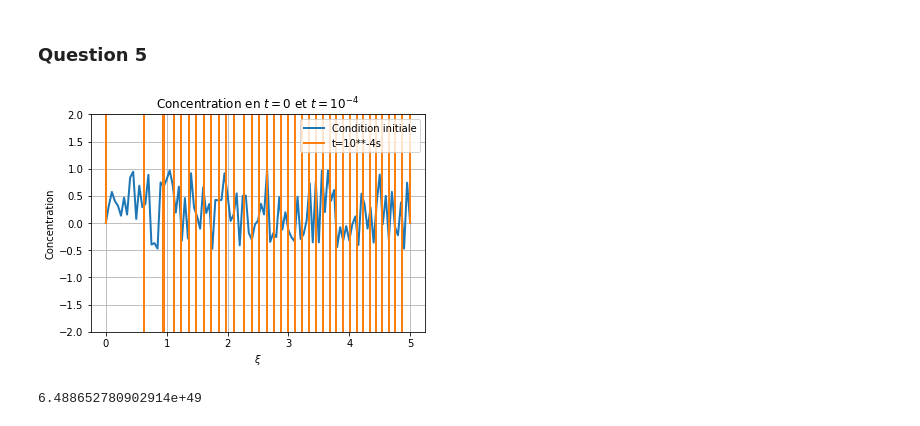
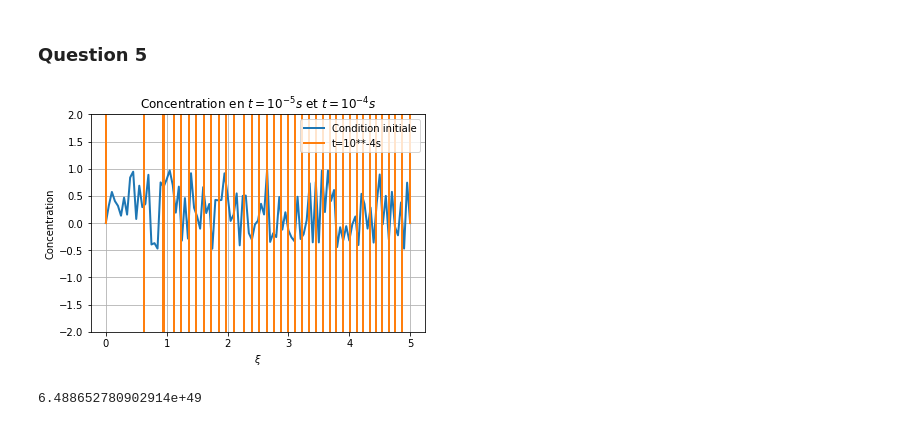
Before and after one commit to rodimitr/Darcy, a Jupyter notebook: Devoir2-Darcy.ipynb, the cells around one changed output. Drawn from its saved outputs; the diff is of its cells as text; code cells hidden in the pictures.

```diff
--- a/Devoir2-Darcy.ipynb
+++ b/Devoir2-Darcy.ipynb
@@ -317,16 +318,16 @@ c0=np.zeros(101) #valeurs des c suivant les ksi en t=t0 (premiere ligne de T)
 for i in range(99):
     c0[i+1]=c_i[i]
 # %%
-plt.title("Concentration en $t=0$ et $t=10^{-4}$")
-
+# Graphe des concentrations en fonction des valeurs de xi à l'instant initial et en t=10**-4
+plt.title("Concentration en $t=10^{-5}s$ et $t=10^{-4}s$")
 plt.xlabel('$ \\xi $')
 plt.ylabel('Concentration')
 plt.grid()
 plt.plot(e, c0, color='C0', linestyle = '-', linewidth=2, label='Condition initiale')
 plt.plot(e, c, color='C1', linestyle = '-', linewidth=2, label='t=10**-4s')
 plt.legend()
 plt.ylim((-2.0, 2.0))
 plt.show()
 # %% [output]
-[figure, old version]
+[figure, new version]
 # %%
```
Also changed, not shown: parts of 12 cells of this notebook.
